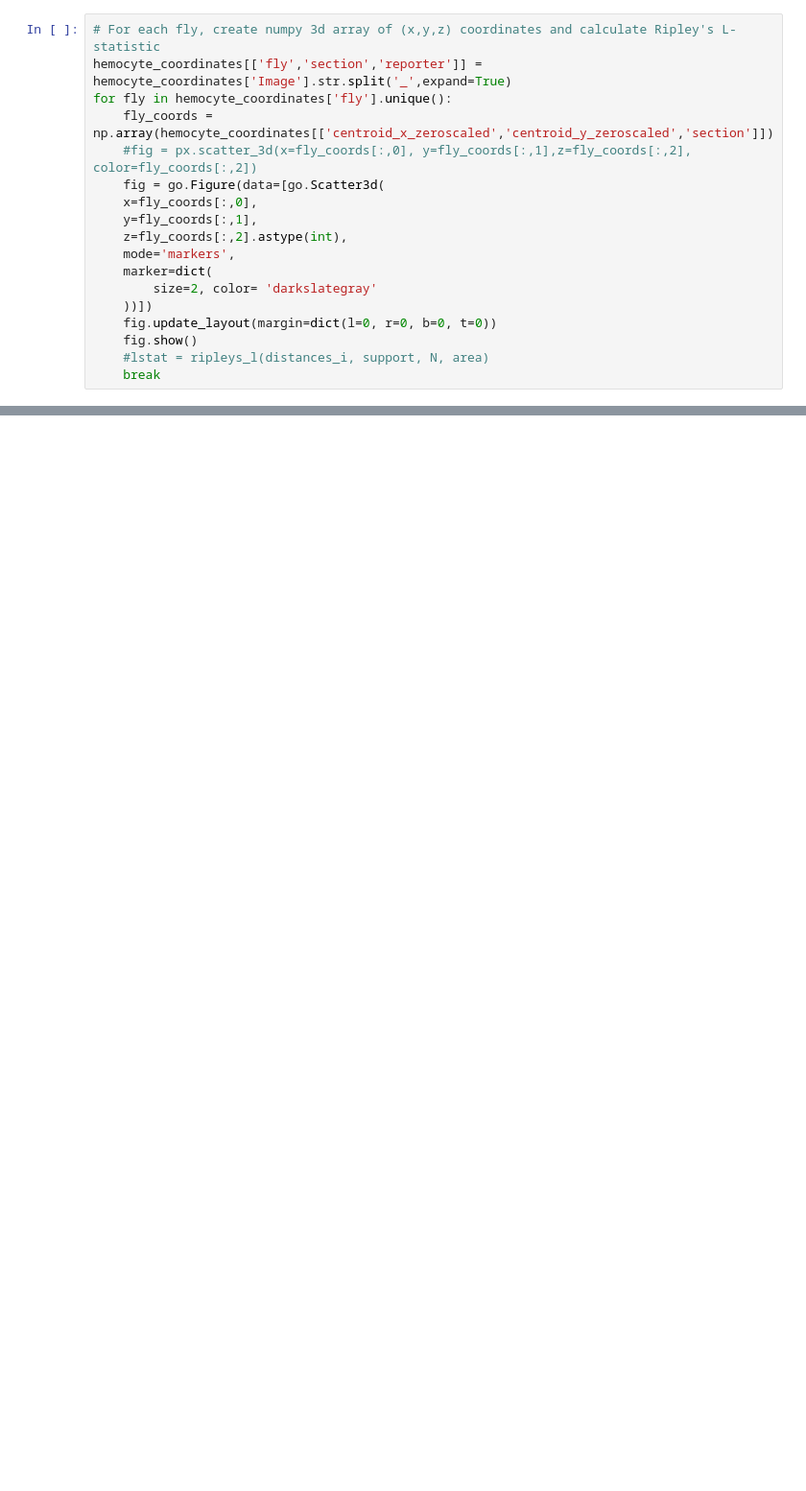
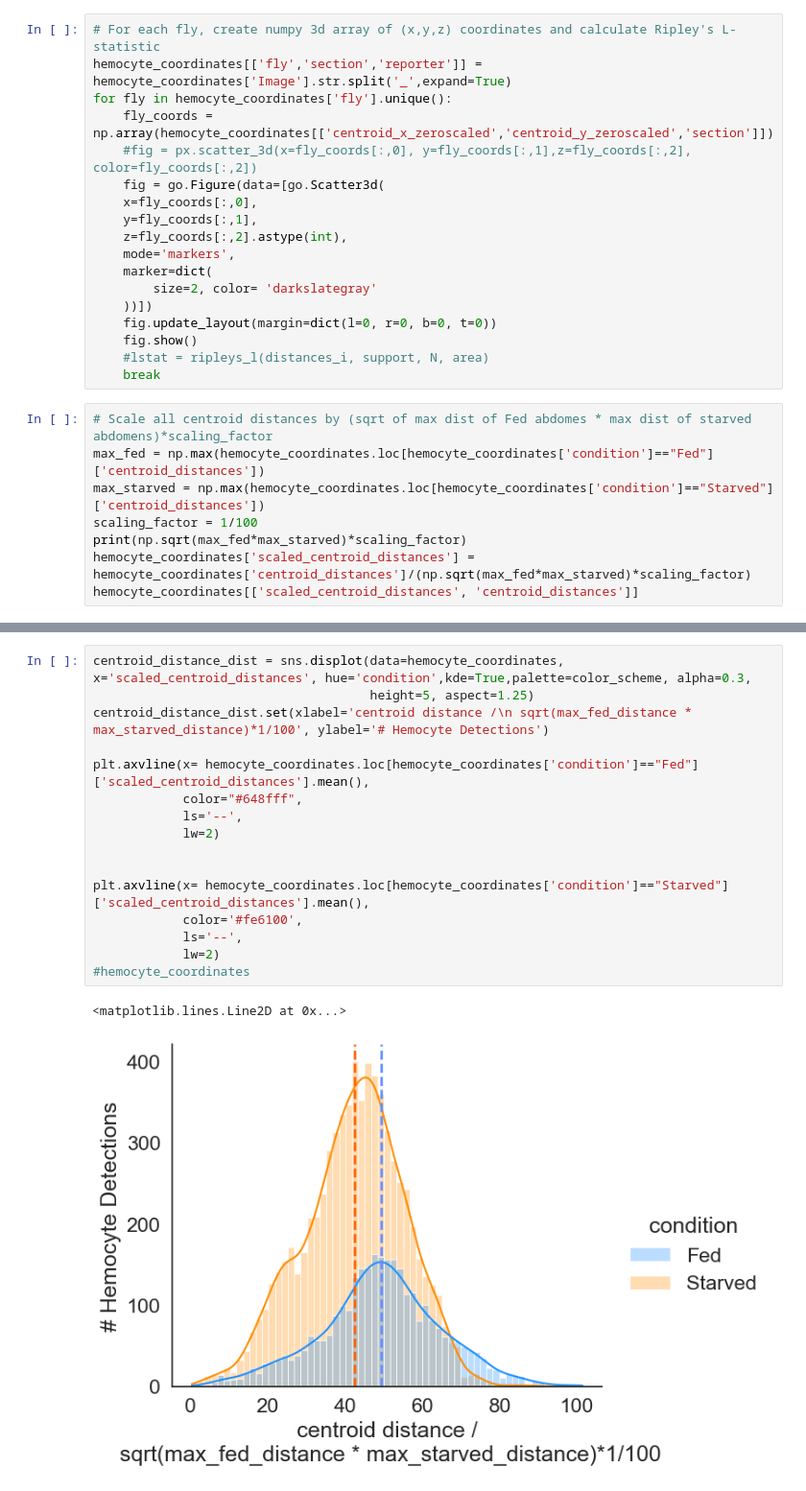
Before and after one commit to McCallLabBU/hemocyte_recruitment_image_quantification, a Jupyter notebook: code/analyze_intensity_distributions.ipynb, the cells around one changed output, grey strips where cells are left out. Shown at 96% size. Saved outputs shown, nothing was run; the diff lists cells and outputs as text; blank space fills up the shorter version.

```diff
--- a/code/analyze_intensity_distributions.ipynb
+++ b/code/analyze_intensity_distributions.ipynb
@@ -147,3 +134,11 @@ for fly in hemocyte_coordinates['fly'].unique():
     fig.show()
     #lstat = ripleys_l(distances_i, support, N, area)
     break
+# %%
+# Scale all centroid distances by (sqrt of max dist of Fed abdomes * max dist of starved abdomens)*scaling_factor
+max_fed = np.max(hemocyte_coordinates.loc[hemocyte_coordinates['condition']=="Fed"]['centroid_distances'])
+max_starved = np.max(hemocyte_coordinates.loc[hemocyte_coordinates['condition']=="Starved"]['centroid_distances'])
+scaling_factor = 1/100
+print(np.sqrt(max_fed*max_starved)*scaling_factor)
+hemocyte_coordinates['scaled_centroid_distances'] = hemocyte_coordinates['centroid_distances']/(np.sqrt(max_fed*max_starved)*scaling_factor)
+hemocyte_coordinates[['scaled_centroid_distances', 'centroid_distances']]
@@ -149,0 +160,19 @@ for fly in hemocyte_coordinates['fly'].unique():
+# %%
+centroid_distance_dist = sns.displot(data=hemocyte_coordinates, x='scaled_centroid_distances', hue='condition',kde=True,palette=color_scheme, alpha=0.3,
+                                     height=5, aspect=1.25)
+centroid_distance_dist.set(xlabel='centroid distance /\n sqrt(max_fed_distance * max_starved_distance)*1/100', ylabel='# Hemocyte Detections')
+
+plt.axvline(x= hemocyte_coordinates.loc[hemocyte_coordinates['condition']=="Fed"]['scaled_centroid_distances'].mean(),
+            color="#648fff",
+            ls='--',
+            lw=2)
+
+
+plt.axvline(x= hemocyte_coordinates.loc[hemocyte_coordinates['condition']=="Starved"]['scaled_centroid_distances'].mean(),
+            color='#fe6100',
+            ls='--',
+            lw=2)
+#hemocyte_coordinates
+# %% [output]
+<matplotlib.lines.Line2D at 0x...>
+[figure, added]
```
Also changed, not shown: parts of 15 cells of this notebook, 5 other files.
